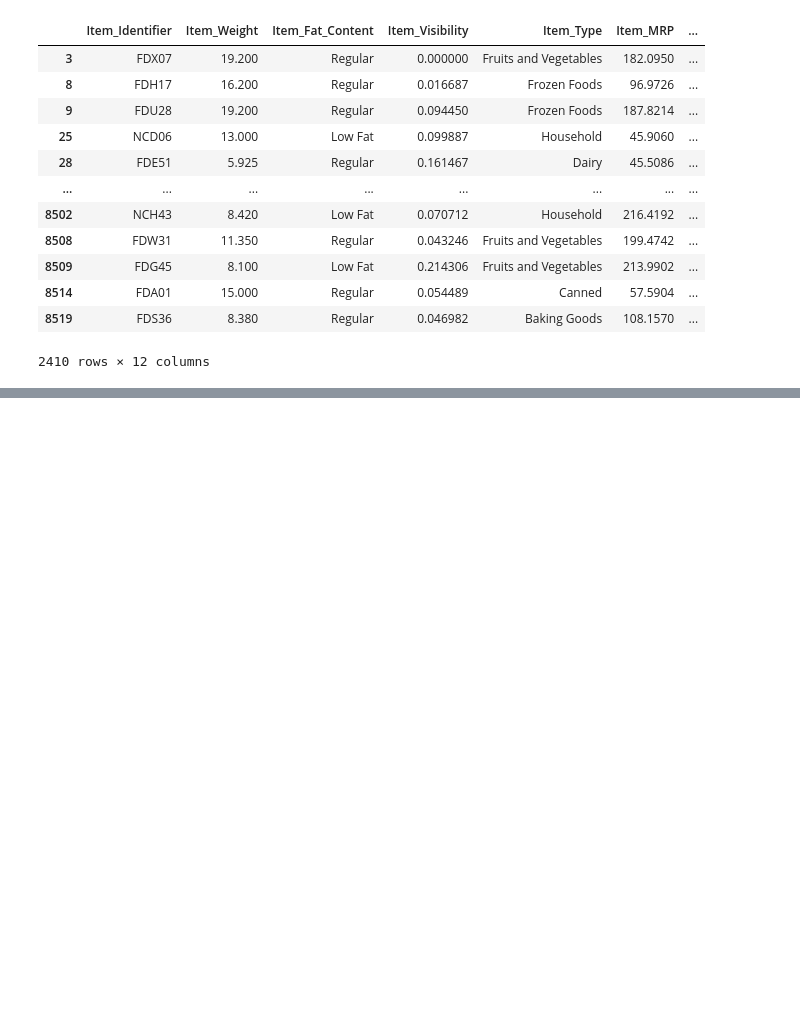
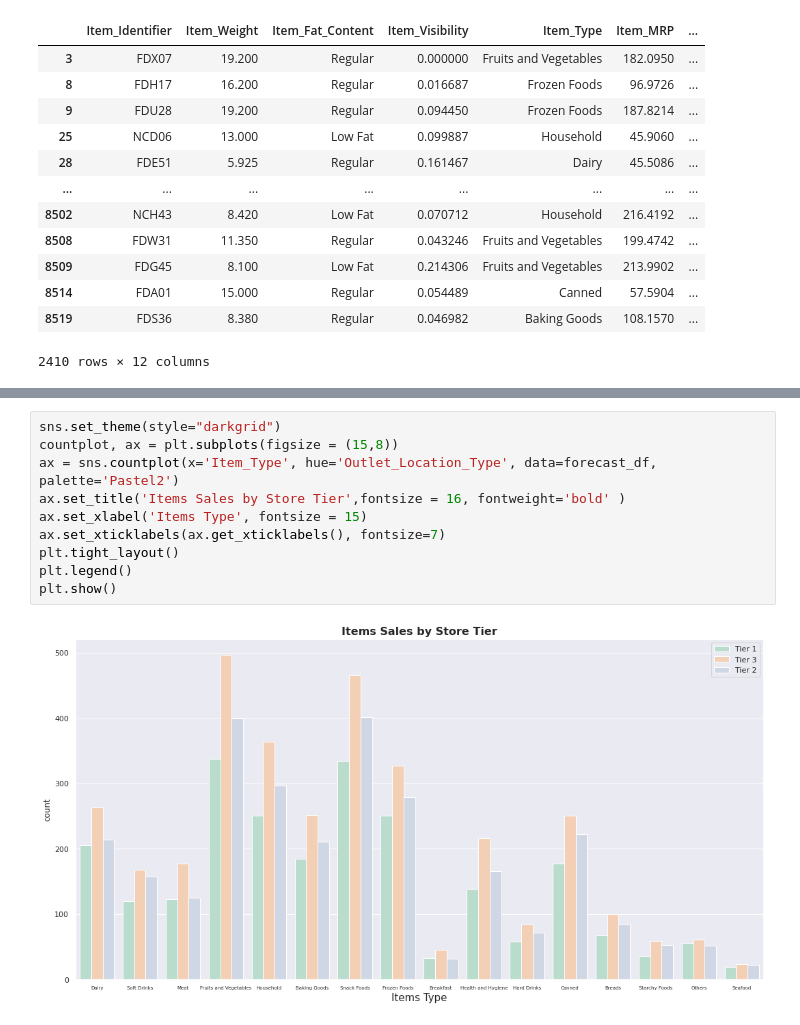
Before and after one commit to GENNYB7/FoodSale_Forecast, a Jupyter notebook: Forecast_FoodSale.ipynb, the cells around one changed output, grey strips where cells are left out. Saved outputs shown, nothing was run; the diff lists cells and outputs as text; blank space fills up the shorter version.

```diff
--- a/Forecast_FoodSale.ipynb
+++ b/Forecast_FoodSale.ipynb
@@ -127,0 +362,12 @@ forecast_df.loc[Outlet_Size_missing,:]
+# %%
+sns.set_theme(style="darkgrid")
+countplot, ax = plt.subplots(figsize = (15,8))
+ax = sns.countplot(x='Item_Type', hue='Outlet_Location_Type', data=forecast_df, palette='Pastel2')
+ax.set_title('Items Sales by Store Tier',fontsize = 16, fontweight='bold' )
+ax.set_xlabel('Items Type', fontsize = 15)
+ax.set_xticklabels(ax.get_xticklabels(), fontsize=7)
+plt.tight_layout()
+plt.legend()
+plt.show()
+# %% [output]
+[figure, added]
```
Also changed, not shown: parts of 30 cells of this notebook.
